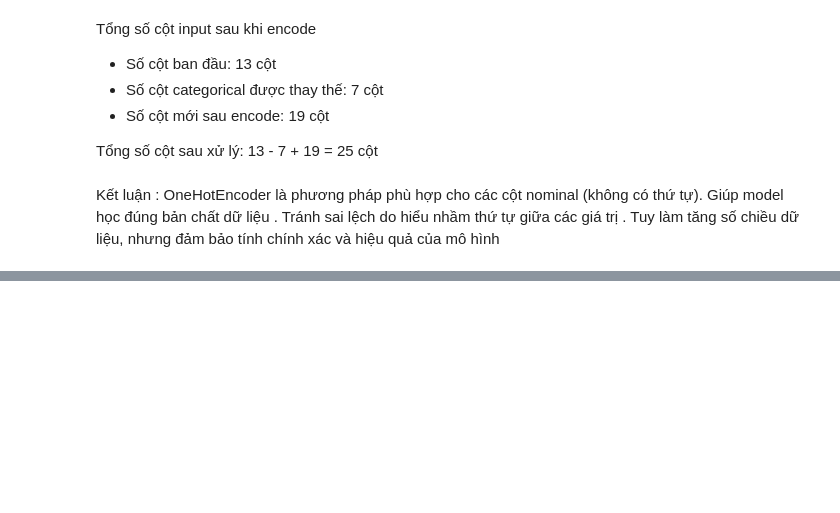
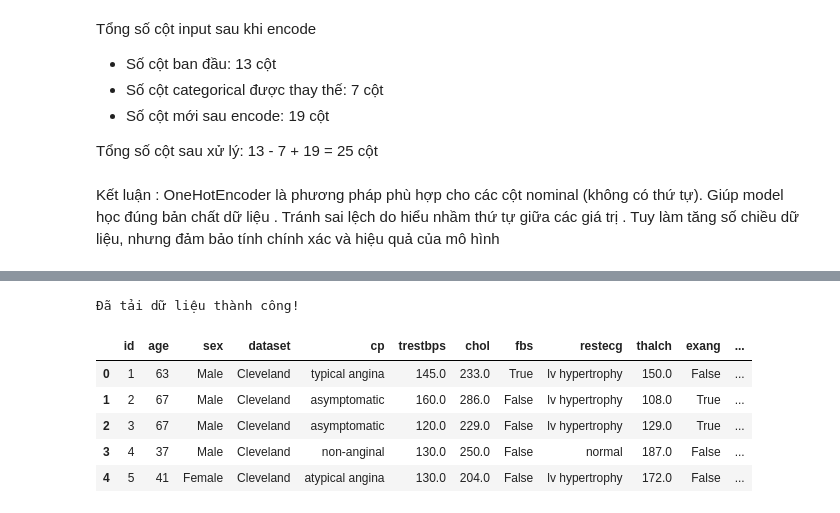
Before and after one commit to phat-05/heart-disease-classification, a Jupyter notebook: notebooks/preprocessing.ipynb, the cells around one changed output, grey strips where cells are left out. Drawn from its saved outputs; the diff is of its cells as text; code cells hidden in the pictures; blank space fills up the shorter version.

```diff
--- a/notebooks/preprocessing.ipynb
+++ b/notebooks/preprocessing.ipynb
@@ -316,0 +614,52 @@ Kết luận : OneHotEncoder là phương pháp phù hợp cho các cột nomina
+# %%
+#import library
+import pandas as pd
+import matplotlib.pyplot as plt
+import seaborn as sns
+import numpy as np
+import os
+from scipy import stats
+
+
+#hàm load data set để handle error và tái sử dụng
+def load_dataset(dataset_path):
+    """
+    Kiểm tra và lấy dữ liệu từ file csv
+    Args:
+        dataset_path (str): đường dẫn file csv
+    Returns:
+        pandas.dataframe: bảng dữ liệu đã được đọc
+    """
+    if not os.path.exists(dataset_path):
+        print("Không tìm thấy file!")
+        return None
+
+    try:
+        df = pd.read_csv(dataset_path)
+        print("Đã tải dữ liệu thành công!")
+        return df
+    except Exception as e:
+        print(f"Đã xảy ra lỗi trong quá trình tải: {e}")
+        return None
+
+
+#define dataset path
+dataset_path = "../data/dataset.csv"
+
+#load data
+df = load_dataset(dataset_path=dataset_path)
+# %% [output]
+Đã tải dữ liệu thành công!
+# %%
+#Dùng hàm astype để convert tất cả dữ liệu trong cột từ bool thành int
+df['target'] = (df['num'] > 0).astype(int)
+
+#Hiển thị dữ liệu đã thêm target
+df.head()
+# %% [output]
+|  | id | age | sex | dataset | cp | trestbps | chol | fbs | restecg | thalch | exang | ... |
+| 0 | 1 | 63 | Male | Cleveland | typical angina | 145.0 | 233.0 | True | lv hypertrophy | 150.0 | False | ... |
+| 1 | 2 | 67 | Male | Cleveland | asymptomatic | 160.0 | 286.0 | False | lv hypertrophy | 108.0 | True | ... |
+| 2 | 3 | 67 | Male | Cleveland | asymptomatic | 120.0 | 229.0 | False | lv hypertrophy | 129.0 | True | ... |
+| 3 | 4 | 37 | Male | Cleveland | non-anginal | 130.0 | 250.0 | False | normal | 187.0 | False | ... |
+| 4 | 5 | 41 | Female | Cleveland | atypical angina | 130.0 | 204.0 | False | lv hypertrophy | 172.0 | False | ... |
```
Also changed, not shown: parts of 32 cells of this notebook, 1 other file.
